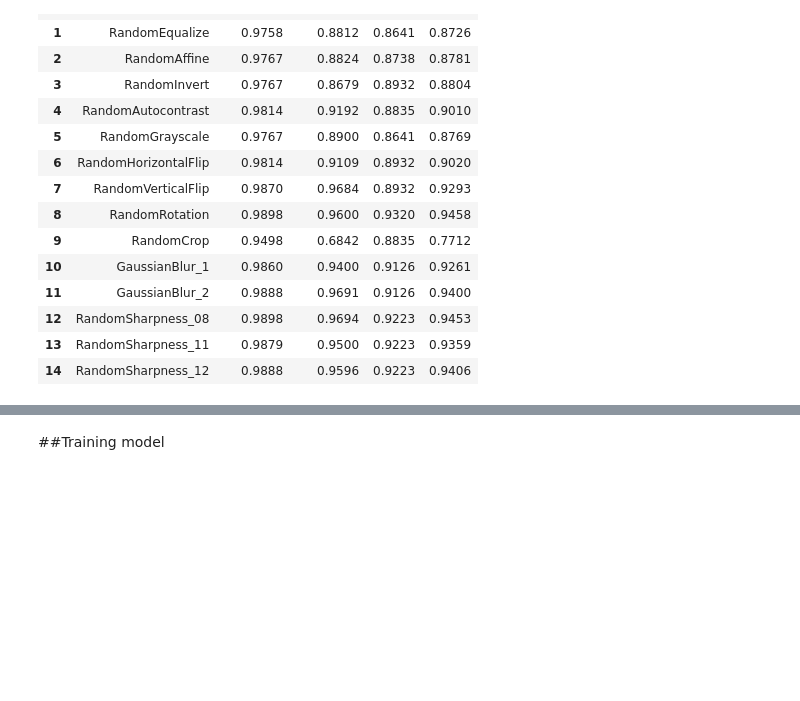
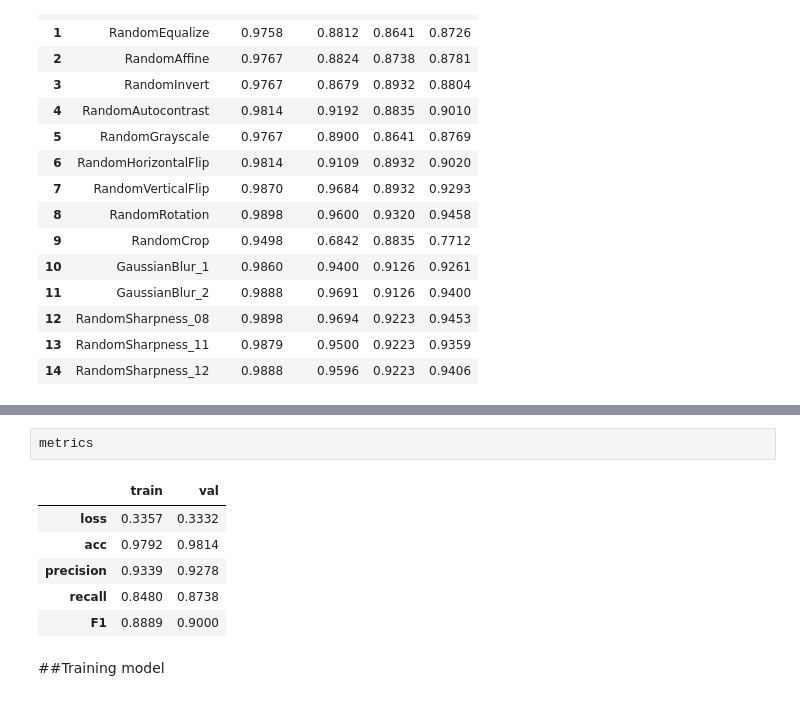
Before and after one commit to aziegert/Cataract_Classification_CV, a Jupyter notebook: Cataract_Classification_CV.ipynb, the cells around one changed output, grey strips where cells are left out. Cells and saved outputs as stored; diff of their text form; blank space fills up the shorter version.

```diff
--- a/Cataract_Classification_CV.ipynb
+++ b/Cataract_Classification_CV.ipynb
@@ -639,3 +848,12 @@ valid_scores
+# %%
+metrics
+# %% [output]
+|  | train | val |
+| loss | 0.3357 | 0.3332 |
+| acc | 0.9792 | 0.9814 |
+| precision | 0.9339 | 0.9278 |
+| recall | 0.8480 | 0.8738 |
+| F1 | 0.8889 | 0.9000 |
 # %% [markdown]
 ##Training model
 # %% [markdown]
```
Also changed, not shown: parts of 64 cells of this notebook.
